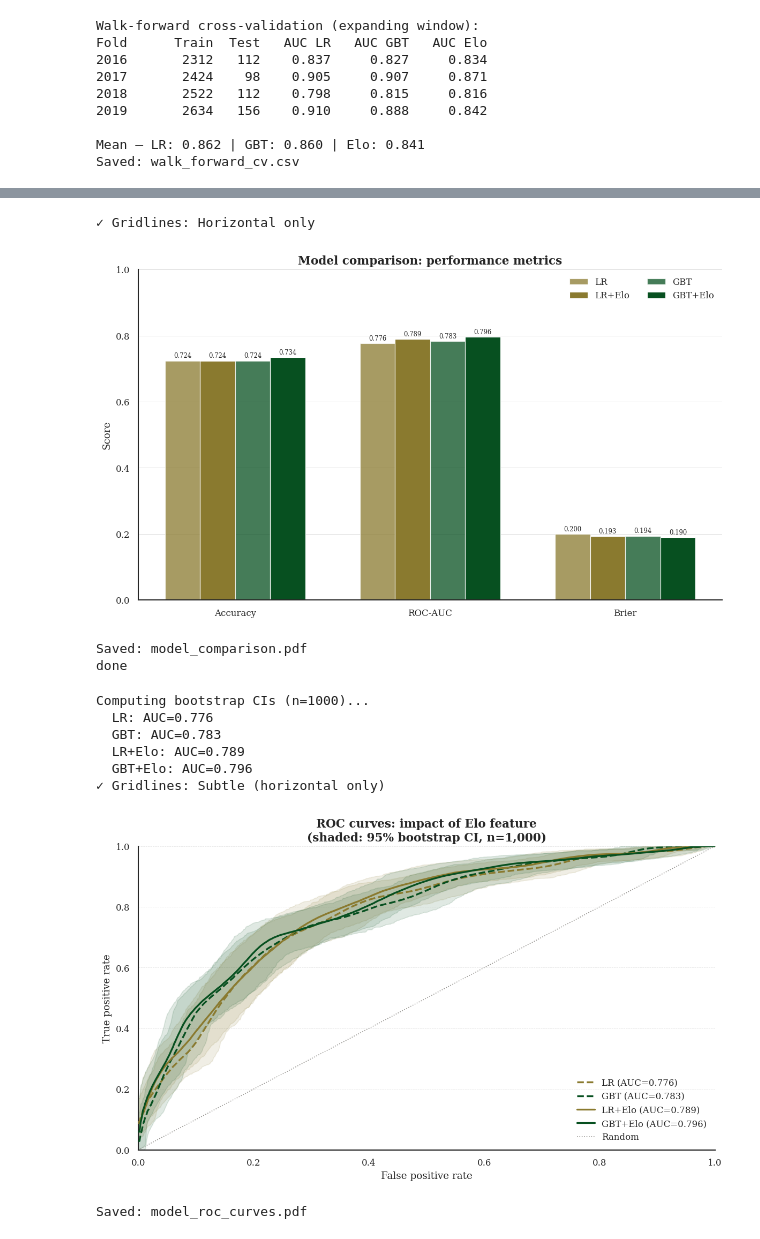
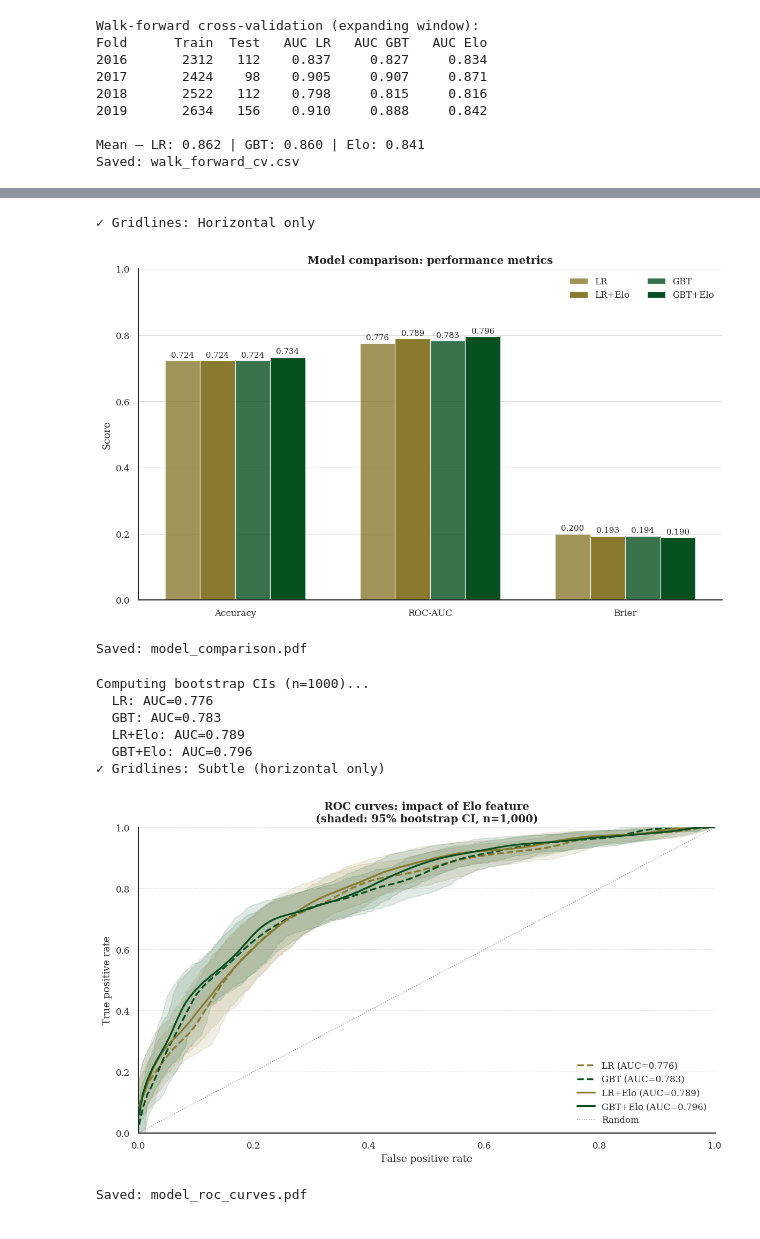
Before and after one commit to brandtami/springboks-rugby-analytics, a Jupyter notebook: notebooks/04_model_training.ipynb, the cells around one changed output, grey strips where cells are left out. Saved outputs shown, nothing was run; the diff lists cells and outputs as text; code cells hidden in the pictures.

```diff
--- a/notebooks/04_model_training.ipynb
+++ b/notebooks/04_model_training.ipynb
@@ -20,9 +42,11 @@ from sklearn.pipeline import Pipeline
 from sklearn.linear_model import LogisticRegression
 from sklearn.ensemble import GradientBoostingClassifier
 from sklearn.metrics import (accuracy_score, precision_score, recall_score,
-                              roc_auc_score, brier_score_loss, roc_curve, auc)
+                              roc_auc_score, brier_score_loss, roc_curve,
+                              auc as sklearn_auc, confusion_matrix, classification_report)
 from sklearn.calibration import calibration_curve
 import warnings; warnings.filterwarnings('ignore')
+import shap
 
 GOLD_DIR   = Path('../data/gold')
 MODEL_DIR  = Path('../models');   MODEL_DIR.mkdir(parents=True, exist_ok=True)
@@ -45,7 +69,7 @@ mpl.rcParams.update({
     'axes.spines.right': False,
     'axes.spines.left':  True,
     'axes.spines.bottom': True,
-    'axes.titlesize':    13,
+    'axes.titlesize':    12,
     'axes.titleweight':  'bold',
     'axes.labelsize':    11,
     'xtick.labelsize':   10,
@@ -229,3 +409,17 @@ Fold      Train  Test   AUC LR   AUC GBT   AUC Elo
 
 Mean — LR: 0.862 | GBT: 0.860 | Elo: 0.841
 Saved: walk_forward_cv.csv
+# %%
+# Bootstrap test: GBT vs Elo AUC difference
+auc_diffs = []
+for _ in range(1000):
+    idx = rng.choice(len(y_te), len(y_te), replace=True)
+    auc_elo = roc_auc_score(y_te.iloc[idx], elo_proba[idx])
+    auc_gbt = roc_auc_score(y_te.iloc[idx], gbt_proba[idx])
+    auc_diffs.append(auc_gbt - auc_elo)
+
+ci_lo, ci_hi = np.quantile(auc_diffs, [0.025, 0.975])
+print(f"AUC improvement: {np.mean(auc_diffs):+.4f}")
+print(f"95% CI: [{ci_lo:+.4f}, {ci_hi:+.4f}]")
+if ci_lo > 0:
+    print("✓ Statistically significant!")
@@ -270,14 +522,14 @@ Model comparison vs Elo baseline:
 # %%
 metrics = [('acc','Accuracy'),('auc','ROC-AUC'),('brier','Brier')]
 configs  = [
-    ('LR',      SECONDARY, 0.75, results['no_elo']['lr'][2]),
+    ('LR',      SECONDARY, 0.8, results['no_elo']['lr'][2]),
     ('LR+Elo',  SECONDARY, 1.0, results['with_elo']['lr'][2]),
-    ('GBT',     PRIMARY,   0.75, results['no_elo']['xgb'][2]),
+    ('GBT',     PRIMARY,   0.8, results['no_elo']['xgb'][2]),
     ('GBT+Elo', PRIMARY,   1.0, results['with_elo']['xgb'][2]),
 ]
 x, w = np.arange(len(metrics)), 0.18
 
-fig, ax = plt.subplots(figsize=(10, 6))
+fig, ax = plt.subplots()
 
 for i, (lbl, col, alpha, m) in enumerate(configs):
     vals = [m[k] for k,_ in metrics]
@@ -285,7 +537,7 @@ for i, (lbl, col, alpha, m) in enumerate(configs):
                   color=col, alpha=alpha, edgecolor='white', lw=0.7)
     for bar, v in zip(bars, vals):
         ax.text(bar.get_x()+bar.get_width()/2, bar.get_height()+0.01,
-                f'{v:.3f}', ha='center', fontsize=7)
+                f'{v:.3f}', ha='center', fontsize=9)
 
 ax.set(title='Model comparison: performance metrics', ylabel='Score', ylim=(0,1))
 ax.set_xticks(x)
@@ -298,9 +550,8 @@ plt.tight_layout()
 save_fig('model_comparison.pdf')
 # %% [output]
 ✓ Gridlines: Horizontal only
-[figure, old version]
+[figure, new version]
 Saved: model_comparison.pdf
-done
 # %%
 FPR_GRID = np.linspace(0, 1, 500)
 rng      = np.random.default_rng(SEED)
@@ -325,37 +576,37 @@ curve_specs = [
 
 curves = []
 print('Computing bootstrap CIs (n=1000)...')
 for lbl, col, ls, prob in curve_specs:
     fpr, tpr, _ = roc_curve(y_te, prob)
-    auc_val      = auc(fpr, tpr)
+    auc_value = roc_auc_score(y_te, prob)
     mean, lo, hi = bootstrap_roc(y_te, prob)
-    curves.append((lbl, col, ls, auc_val, mean, lo, hi))
-    print(f'  {lbl}: AUC={auc_val:.3f}')
+    curves.append((lbl, col, ls, auc_value, mean, lo, hi))
+    print(f'  {lbl}: AUC={auc_value:.3f}')
 
-fig, ax = plt.subplots(figsize=(10, 6))
+fig, ax = plt.subplots()
 
 for lbl, col, ls, auc_val, mean, lo, hi in curves:
     ax.plot(FPR_GRID, mean, color=col, lw=2, ls=ls, zorder=3,
             label=f'{lbl} (AUC={auc_val:.3f})')
     ax.fill_between(FPR_GRID, lo, hi, color=col, alpha=0.12, zorder=2)
 
 ax.plot([0,1],[0,1], color=GREY, lw=1, ls=':', label='Random')
 ax.set(xlim=(0,1), ylim=(0,1),
        xlabel='False positive rate', ylabel='True positive rate',
        title='ROC curves: impact of Elo feature\n(shaded: 95% bootstrap CI, n=1,000)')
 
 ax.legend(loc='lower right')
 gridlines_subtle()
 
 plt.tight_layout()
 save_fig('model_roc_curves.pdf')
 # %% [output]
 Computing bootstrap CIs (n=1000)...
   LR: AUC=0.776
   GBT: AUC=0.783
   LR+Elo: AUC=0.789
   GBT+Elo: AUC=0.796
 ✓ Gridlines: Subtle (horizontal only)
-[figure, old version]
+[figure, new version]
 Saved: model_roc_curves.pdf
 # %%
```
Also changed, not shown: parts of 9 cells of this notebook, 19 other files.
